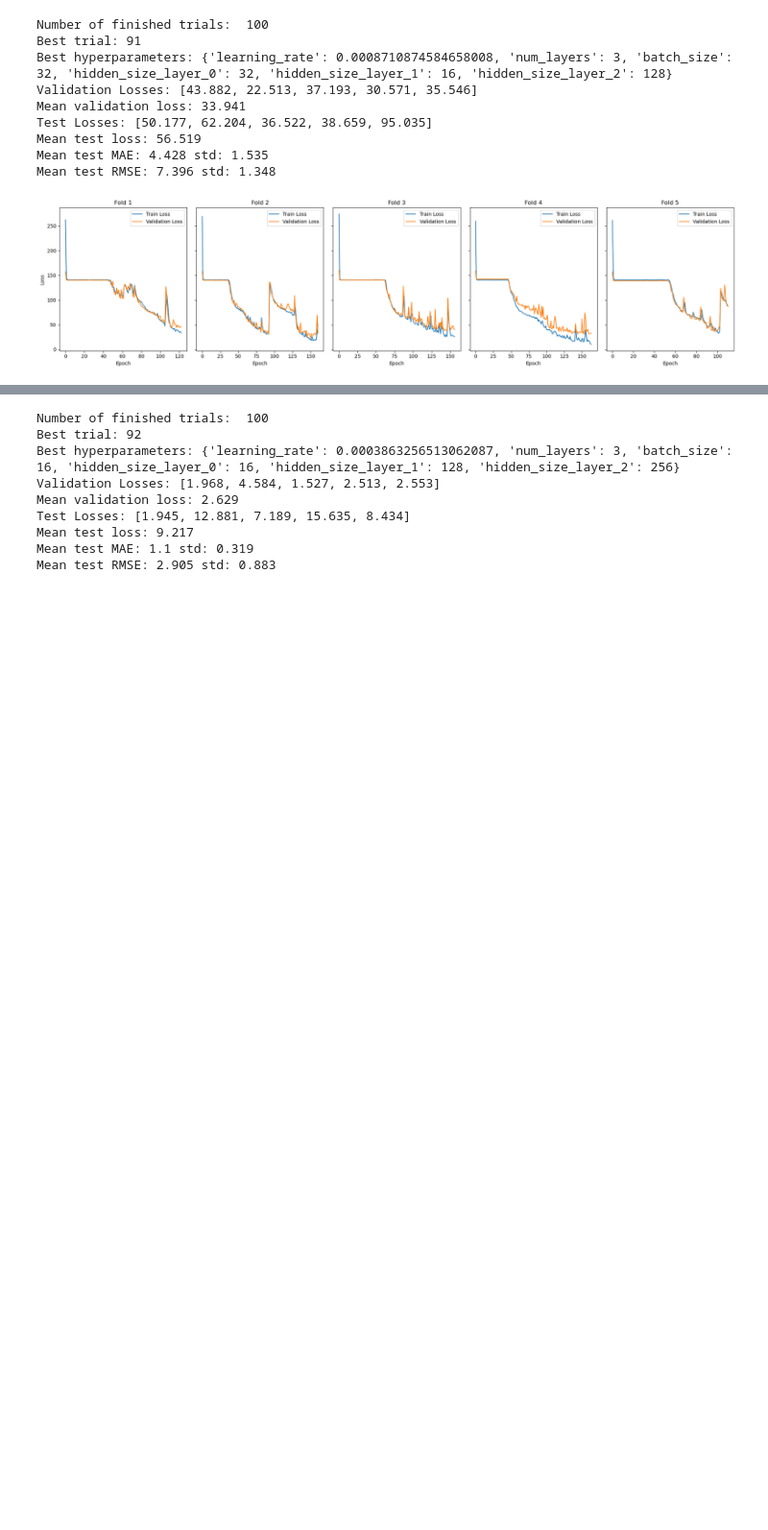
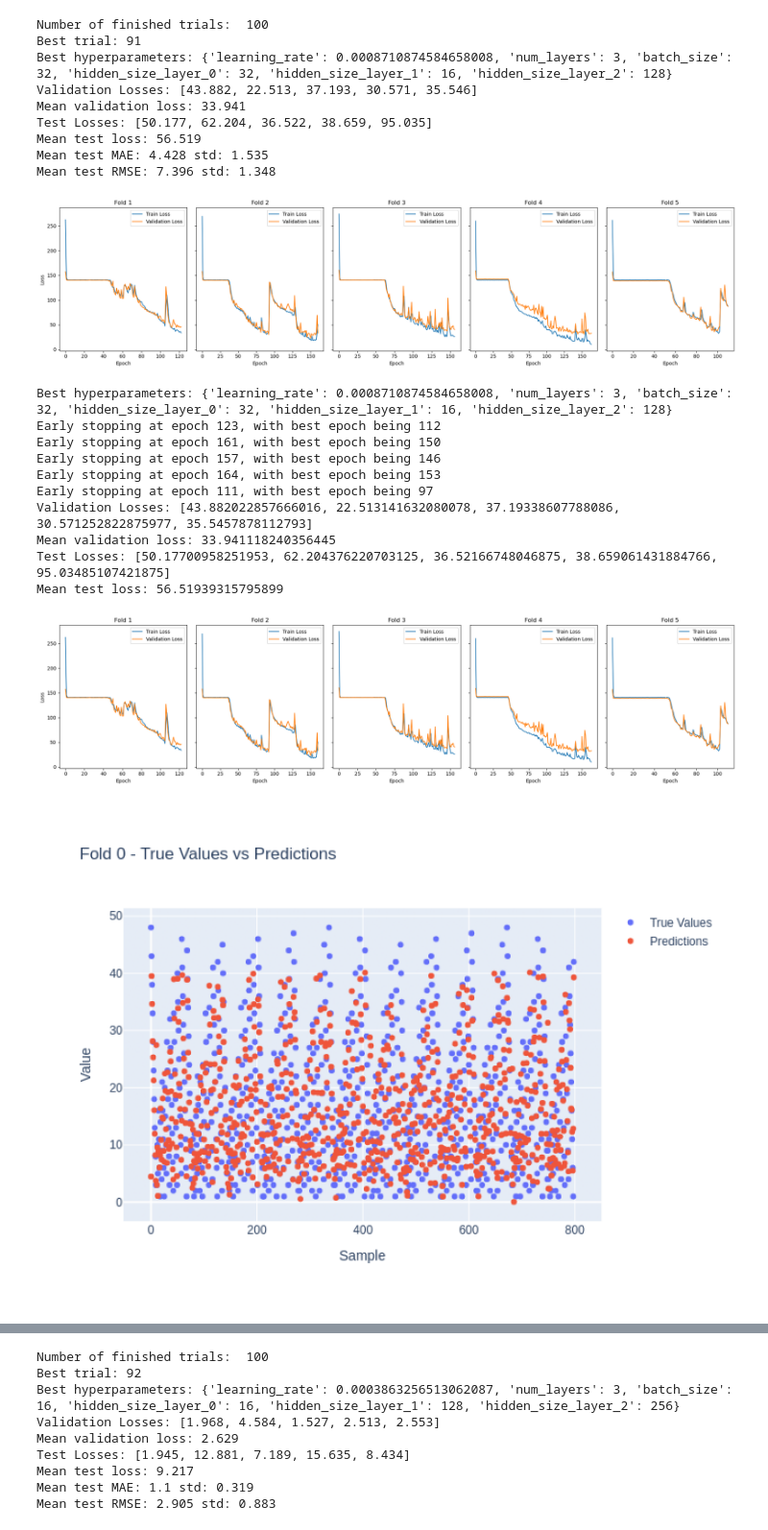
Before and after one commit to MiguelGarcaoSilva/motifpred, a Jupyter notebook: code/casestudy_syntheticdata1/casestudy_syntheticdata_lstm.ipynb, the cells around one changed output, grey strips where cells are left out. Shown at 96% size. Saved outputs shown, nothing was run; the diff lists cells and outputs as text; code cells hidden in the pictures; blank space fills up the shorter version.

```diff
--- a/code/casestudy_syntheticdata1/casestudy_syntheticdata_lstm.ipynb
+++ b/code/casestudy_syntheticdata1/casestudy_syntheticdata_lstm.ipynb
@@ -94,11 +94,21 @@ lookback_period = 100 #window size
 step = 5 #step size for the sliding window
 forecast_period = 50 #forward window size
 
-#x1: past window, x2: indexes of the motif in the window,  y: next relative index of the motif
-X1, X2, y = create_dataset(data, variable_indexes, lookback_period, step, forecast_period, motif_indexes)
+#X_series: past window, X_indices: indexes of the motif in the window,  y: next relative index of the motif
+X_series, X_indices, y = create_dataset(data, variable_indexes, lookback_period, step, forecast_period, motif_indexes)
 
-# X1, X2, and y are now PyTorch tensors
-print("X1 shape:", X1.shape)  # Expected shape: (num_samples, lookback_period, num_features)
-print("X2 shape:", X2.shape)  # Expected shape: (num_samples, max_motif_length_in_window)
+#X_series is (num_samples, lookback_period, num_features)
+X_mask = np.zeros((X_series.shape[0], X_series.shape[1]))
+
+for i, obs_motif_indexes in enumerate(X_indices):
+    for j, idx in enumerate(obs_motif_indexes):
+        X_mask[i, idx.item():idx.item()+p] = 1
+
+X_mask = torch.tensor(X_mask, dtype=torch.float32)
+
+# X_series, X2, and y are now PyTorch tensors
+print("X_series shape:", X_series.shape)  # Expected shape: (num_samples, lookback_period, num_features)
+print("X_mask shape:", X_mask.shape)  # Expected shape: (num_samples, lookback_period)
+print("X_indices shape:", X_indices.shape)  # Expected shape: (num_samples, max_motif_length_in_window)
 print("y shape:", y.shape)    # Expected shape: (num_samples, 1)
 # %% [output]
@@ -155,32 +166,45 @@ Mean test MAE: 4.428 std: 1.535
 Mean test RMSE: 7.396 std: 1.348
 [figure]
 # %%
-# from utils.utils import plot_preds_vs_truevalues
-# from utils.train_pipeline import get_preds_best_config
+from utils.utils import plot_preds_vs_truevalues
+from utils.train_pipeline import get_preds_best_config
 
-# epochs_train_losses, epochs_val_losses, all_predictions, all_true_values = get_preds_best_config(study, pipeline, LSTM, model_type, model_params_keys, num_epochs = num_epochs, seed=seed, X1=X1, X2=None, y=y)
+epochs_train_losses, epochs_val_losses, all_predictions, all_true_values = get_preds_best_config(study, pipeline, LSTM, model_type, model_params_keys, num_epochs = num_epochs, seed=seed, X=[X_series], y=y)
 
-# # Plot the train and validation losses for each fold
-# fig, axes = plt.subplots(nrows=1, ncols=5, figsize=(20, 5), sharey=True)
-# for i in range(5):
-#     axes[i].plot(epochs_train_losses[i], label="Train Loss")
-#     axes[i].plot(epochs_val_losses[i], label="Validation Loss")
-#     axes[i].set_title(f"Fold {i + 1}")
-#     axes[i].set_xlabel("Epoch")
-#     if i == 0:
-#         axes[i].set_ylabel("Loss")
-#     axes[i].legend()
+# Plot the train and validation losses for each fold
+fig, axes = plt.subplots(nrows=1, ncols=5, figsize=(20, 5), sharey=True)
+for i in range(5):
+    axes[i].plot(epochs_train_losses[i], label="Train Loss")
+    axes[i].plot(epochs_val_losses[i], label="Validation Loss")
+    axes[i].set_title(f"Fold {i + 1}")
+    axes[i].set_xlabel("Epoch")
+    if i == 0:
+        axes[i].set_ylabel("Loss")
+    axes[i].legend()
 
-# plt.tight_layout()
-# plt.show()
+plt.tight_layout()
+plt.show()
 
-# # Plot the predictions vs true values for each fold
+# Plot the predictions vs true values for each fold
 # for fold in range(5):
-#     plot_preds_vs_truevalues(np.ravel(all_true_values[fold]), np.ravel(all_predictions[fold]), fold, save_path=os.path.join(images_dir, f"{model_name}_{n_trials}_trials_{num_epochs}_epochs_fold_{fold}_predictions.png"))
+#    plot_preds_vs_truevalues(np.ravel(all_true_values[fold]), np.ravel(all_predictions[fold]), fold, save_path=os.path.join(images_dir, f"{model_name}_{n_trials}_trials_{num_epochs}_epochs_fold_{fold}_predictions.png"))
 
-# for fold in range(5):
-#     img = mpimg.imread(os.path.join(images_dir, f"{model_name}_{n_trials}_trials_{num_epochs}_epochs_fold_{fold}_predictions.png"))
-#     plt.figure(figsize=(10, 10))
-#     plt.imshow(img)
-#     plt.axis('off')  # Hide axes for a cleaner display
-#     plt.show()
+for fold in range(5):
+    img = mpimg.imread(os.path.join(images_dir, f"{model_name}_{n_trials}_trials_{num_epochs}_epochs_fold_{fold}_predictions.png"))
+    plt.figure(figsize=(10, 10))
+    plt.imshow(img)
+    plt.axis('off')  # Hide axes for a cleaner display
+    plt.show()
+# %% [output]
+Best hyperparameters: {'learning_rate': 0.0008710874584658008, 'num_layers': 3, 'batch_size': 32, 'hidden_size_layer_0': 32, 'hidden_size_layer_1': 16, 'hidden_size_layer_2': 128}
+Early stopping at epoch 123, with best epoch being 112
+Early stopping at epoch 161, with best epoch being 150
+Early stopping at epoch 157, with best epoch being 146
+Early stopping at epoch 164, with best epoch being 153
+Early stopping at epoch 111, with best epoch being 97
+Validation Losses: [43.882022857666016, 22.513141632080078, 37.19338607788086, 30.571252822875977, 35.5457878112793]
+Mean validation loss: 33.941118240356445
+Test Losses: [50.17700958251953, 62.204376220703125, 36.52166748046875, 38.659061431884766, 95.03485107421875]
+Mean test loss: 56.51939315795899
+[figure, added]
+[figure, added]
```
Also changed, not shown: parts of 9 cells of this notebook, 11 other files.
